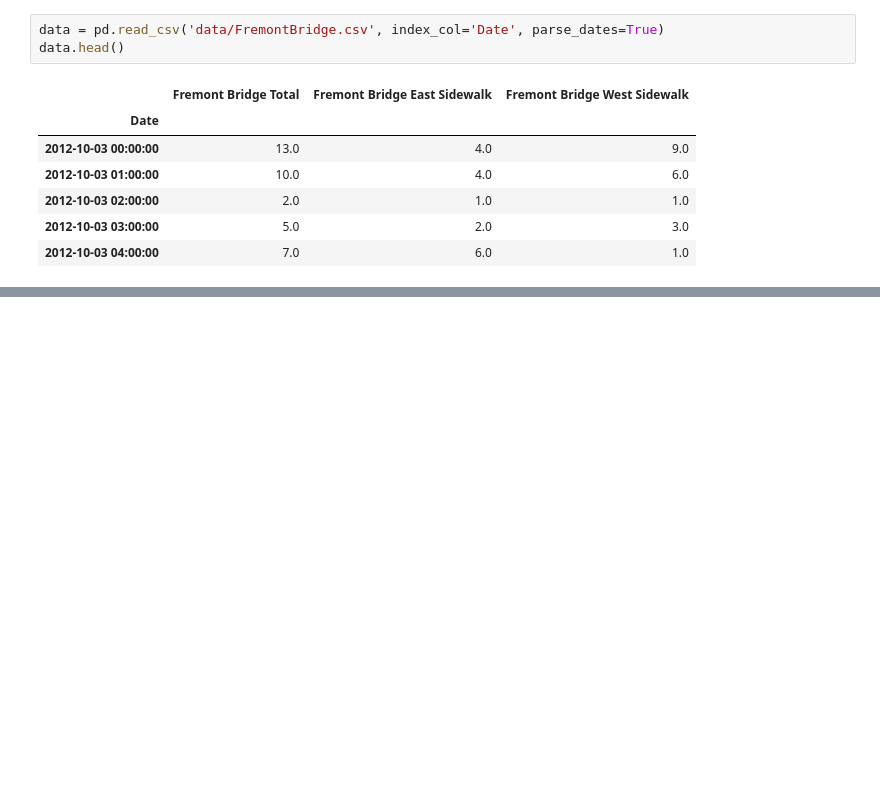
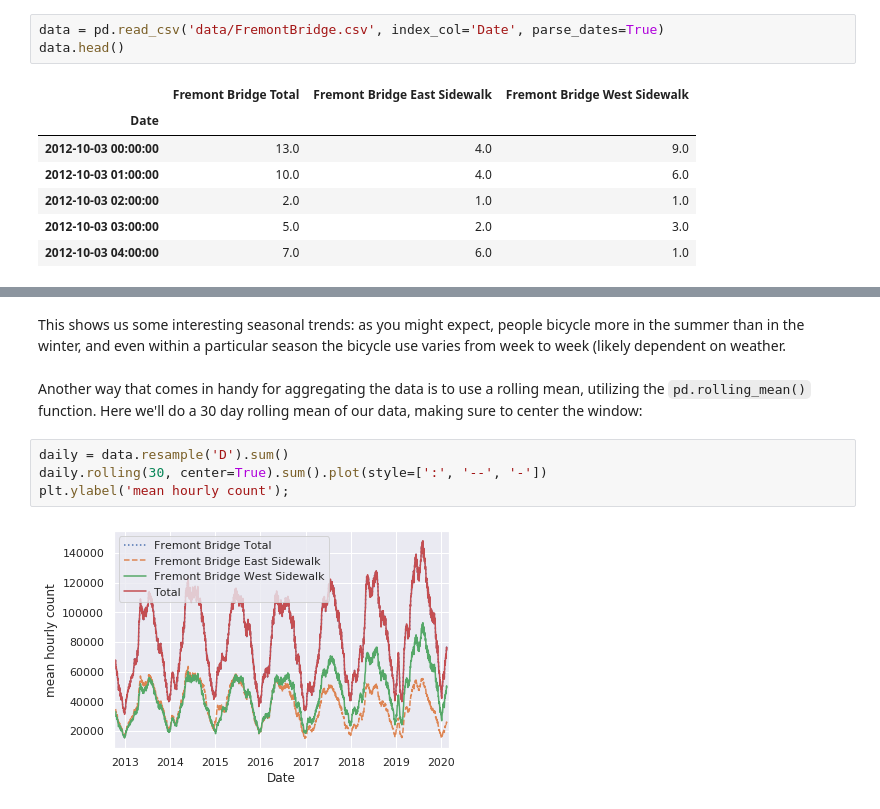
Before and after one commit to massimo-nocentini/on-python, a Jupyter notebook: UniFiCourseSpring2020/pandas.ipynb, the cells around one changed output, grey strips where cells are left out. Cells and saved outputs as stored; diff of their text form; blank space fills up the shorter version.

```diff
--- a/UniFiCourseSpring2020/pandas.ipynb
+++ b/UniFiCourseSpring2020/pandas.ipynb
@@ -2889,0 +2926,11 @@ data.head()
+# %% [markdown]
+This shows us some interesting seasonal trends: as you might expect, people bicycle more in the summer than in the winter, and even within a particular season the bicycle use varies from week to week (likely dependent on weather.
+# %% [markdown]
+Another way that comes in handy for aggregating the data is to use a rolling mean, utilizing the ``pd.rolling_mean()`` function.
+Here we'll do a 30 day rolling mean of our data, making sure to center the window:
+# %%
+daily = data.resample('D').sum()
+daily.rolling(30, center=True).sum().plot(style=[':', '--', '-'])
+plt.ylabel('mean hourly count');
+# %% [output]
+[figure, added]
```
Also changed, not shown: parts of 20 cells of this notebook.
